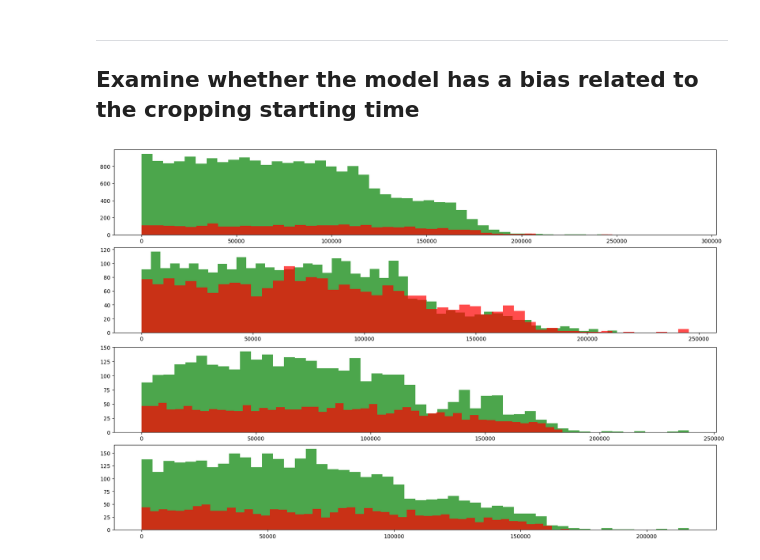
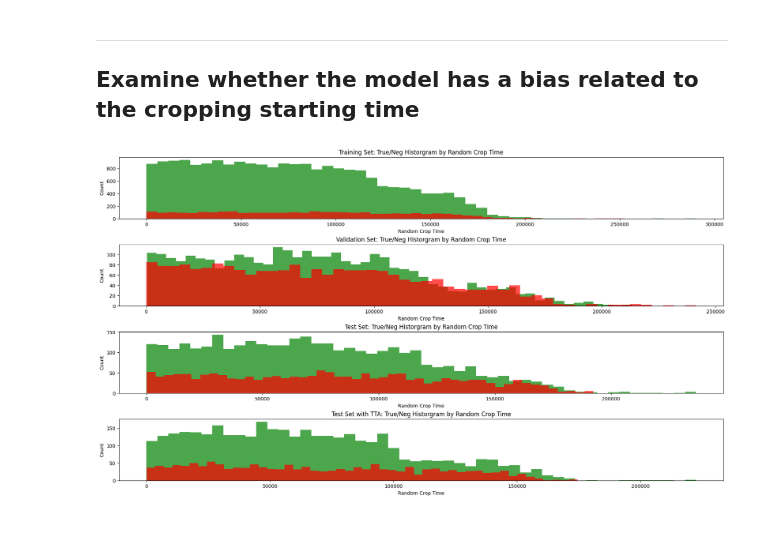
Before and after one commit to nightchell2020/CG-MEA, a Jupyter notebook: 06_Evaluation.ipynb, the cells around one changed output. Saved outputs shown, nothing was run; the diff lists cells and outputs as text; code cells hidden in the pictures; blank space fills up the shorter version.

Commit message:
dataset update

```diff
--- a/06_Evaluation.ipynb
+++ b/06_Evaluation.ipynb
@@ -85,6 +85,9 @@ pprint.pprint(config)
 
 ## Build the dataset
 # %%
+config['data_path'] = 'dataset/02_Curated_Data_210705/'
+config['meta_path'] = 'dataset/02_Curated_Data_210705/metadata_debug.json'
+
 _ = build_dataset(config, verbose=True)
 train_loader = _[0]
 val_loader = _[1]
@@ -361,28 +364,40 @@ for k, v in test_longer_debug_time.items():
     for i in range(v.get('neg', 0)):
         test_longer_neg.append(k)
 # %%
-fig = plt.figure(num=1, clear=True, figsize=(16, 10), constrained_layout=True)
+fig = plt.figure(num=1, clear=True, figsize=(18, 10), constrained_layout=True)
 n_bins = 50
 density = False
 
 ax = fig.add_subplot(4, 1, 1)
 ax.hist(train_pos, bins=n_bins, color='g', alpha=0.7, density=density)
 ax.hist(train_neg, bins=n_bins, color='r', alpha=0.7, density=density)
+ax.set_title(f'Training Set: True/Neg Historgram by Random Crop Time')
+ax.set_xlabel('Random Crop Time')
+ax.set_ylabel('Count')
 
 ax = fig.add_subplot(4, 1, 2)
 ax.hist(val_pos, bins=n_bins, color='g', alpha=0.7, density=density)
 ax.hist(val_neg, bins=n_bins, color='r', alpha=0.7, density=density)
+ax.set_title(f'Validation Set: True/Neg Historgram by Random Crop Time')
+ax.set_xlabel('Random Crop Time')
+ax.set_ylabel('Count')
 
 ax = fig.add_subplot(4, 1, 3)
 ax.hist(test_pos, bins=n_bins, color='g', alpha=0.7, density=density)
 ax.hist(test_neg, bins=n_bins, color='r', alpha=0.7, density=density)
+ax.set_title(f'Test Set: True/Neg Historgram by Random Crop Time')
+ax.set_xlabel('Random Crop Time')
+ax.set_ylabel('Count')
 
 ax = fig.add_subplot(4, 1, 4)
 ax.hist(test_longer_pos, bins=n_bins, color='g', alpha=0.7, density=density)
 ax.hist(test_longer_neg, bins=n_bins, color='r', alpha=0.7, density=density)
+ax.set_title(f'Test Set with TTA: True/Neg Historgram by Random Crop Time')
+ax.set_xlabel('Random Crop Time')
+ax.set_ylabel('Count')
 
 plt.show()
 fig.clear()
 plt.close(fig)
 # %% [output]
-[figure, old version]
+[figure, new version]
```
Also changed, not shown: parts of 10 cells of this notebook, 4 other files.
